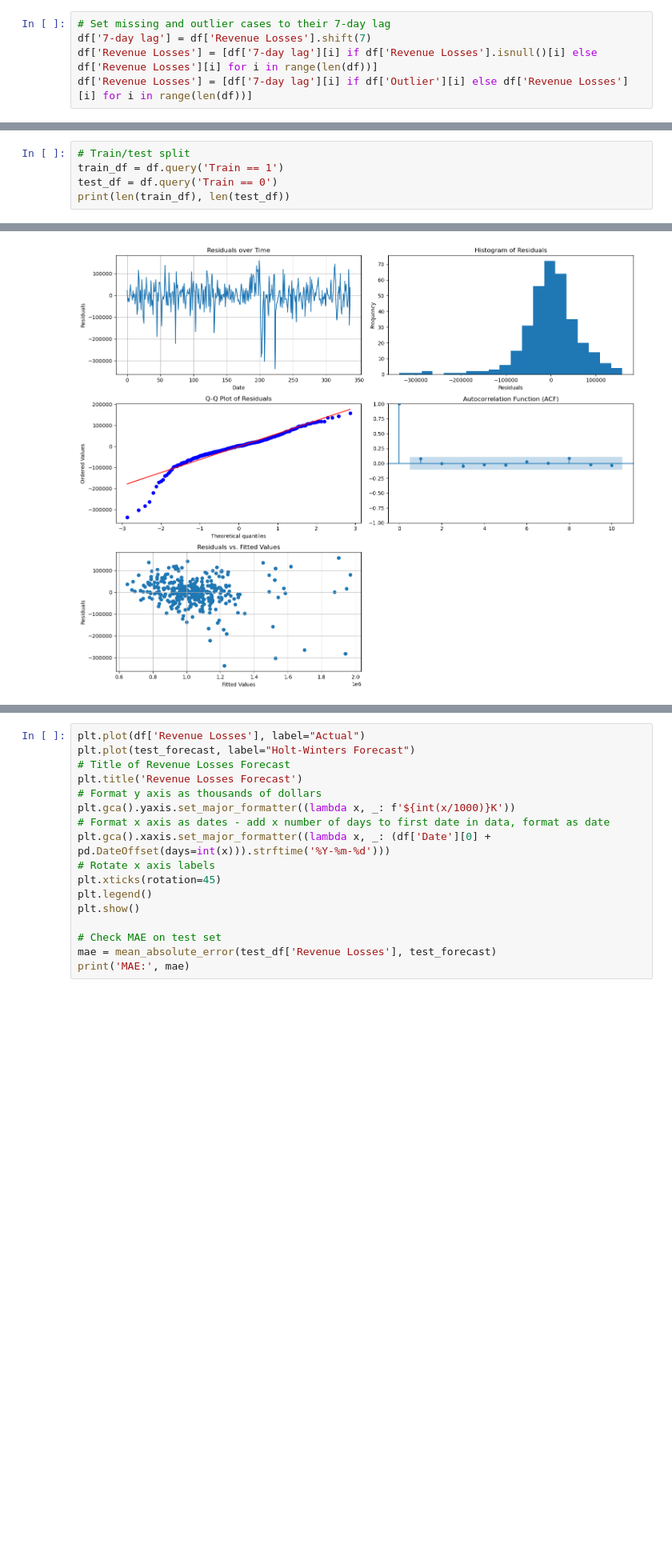
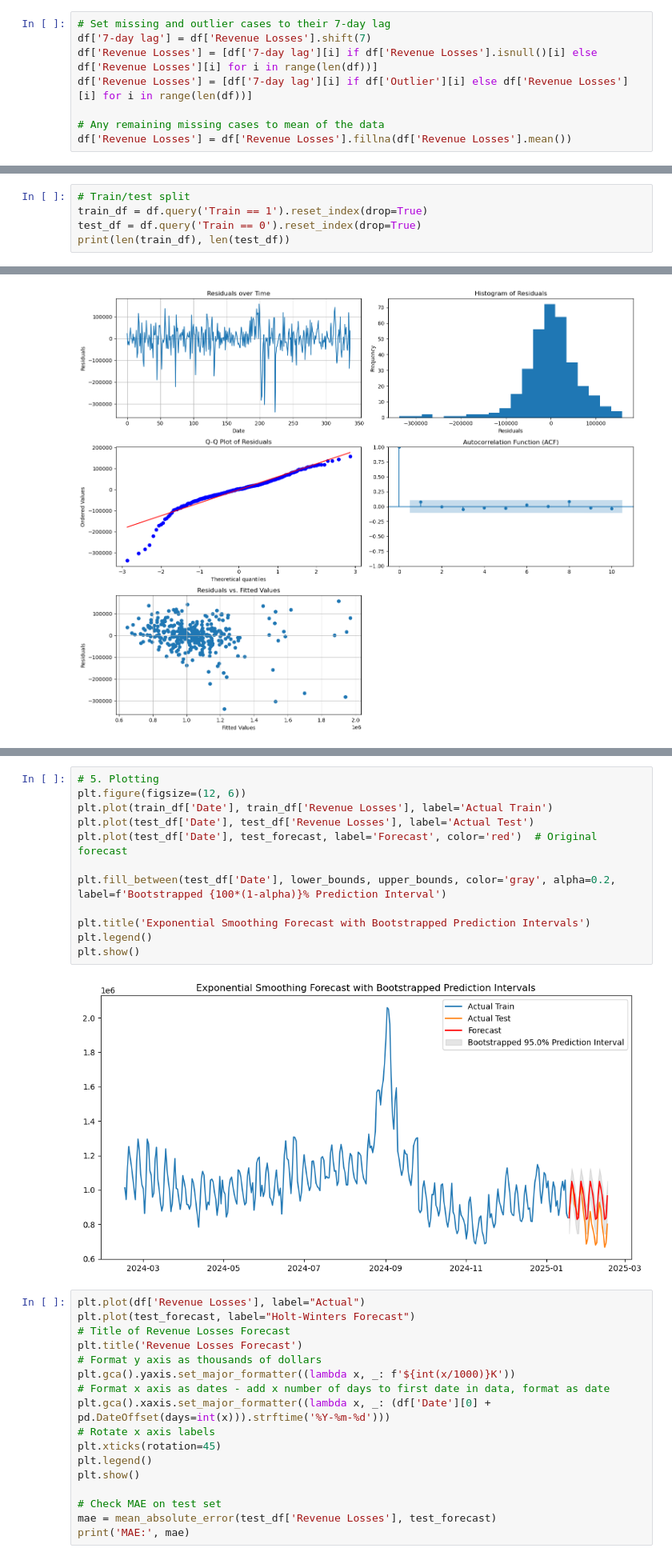
Before and after one commit to ijyliu/mcbroken-forecasting, a Jupyter notebook: Experimental Notebooks/Forecasts/ETS.ipynb, the cells around one changed output, grey strips where cells are left out. Shown: that part at 80% size. Drawn from its saved outputs; the diff is of its cells as text; blank space fills up the shorter version.

Commit message:
ets bootstrapped prediction intervals

```diff
--- a/Experimental Notebooks/Forecasts/ETS.ipynb
+++ b/Experimental Notebooks/Forecasts/ETS.ipynb
@@ -43,6 +43,9 @@ Outlier cases: 119
 df['7-day lag'] = df['Revenue Losses'].shift(7)
 df['Revenue Losses'] = [df['7-day lag'][i] if df['Revenue Losses'].isnull()[i] else df['Revenue Losses'][i] for i in range(len(df))]
 df['Revenue Losses'] = [df['7-day lag'][i] if df['Outlier'][i] else df['Revenue Losses'][i] for i in range(len(df))]
+
+# Any remaining missing cases to mean of the data
+df['Revenue Losses'] = df['Revenue Losses'].fillna(df['Revenue Losses'].mean())
 # %%
 # For ETS, limit data to last year
 # This will both take care of outliers and minimize missing data
@@ -88,8 +91,8 @@ df
 367 rows × 3 columns
 # %%
 # Train/test split
-train_df = df.query('Train == 1')
-test_df = df.query('Train == 0')
+train_df = df.query('Train == 1').reset_index(drop=True)
+test_df = df.query('Train == 0').reset_index(drop=True)
 print(len(train_df), len(test_df))
 # %% [output]
 337 30
@@ -162,3 +206,17 @@ plot_exponential_smoothing_residuals(fit_hw)
+# %%
+# 5. Plotting
+plt.figure(figsize=(12, 6))
+plt.plot(train_df['Date'], train_df['Revenue Losses'], label='Actual Train')
+plt.plot(test_df['Date'], test_df['Revenue Losses'], label='Actual Test')
+plt.plot(test_df['Date'], test_forecast, label='Forecast', color='red')  # Original forecast
+
+plt.fill_between(test_df['Date'], lower_bounds, upper_bounds, color='gray', alpha=0.2, label=f'Bootstrapped {100*(1-alpha)}% Prediction Interval')
+
+plt.title('Exponential Smoothing Forecast with Bootstrapped Prediction Intervals')
+plt.legend()
+plt.show()
+# %% [output]
+[figure, added]
 # %%
 plt.plot(df['Revenue Losses'], label="Actual")
 plt.plot(test_forecast, label="Holt-Winters Forecast")
```
Also changed, not shown: parts of 1 cell of this notebook.
